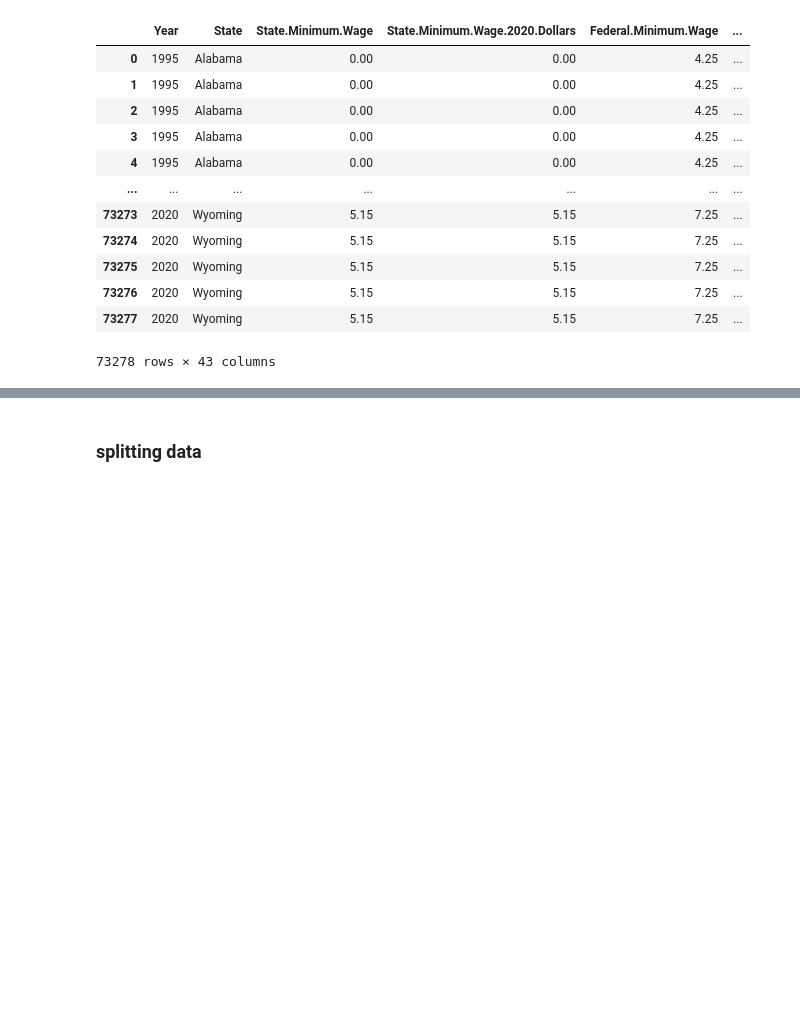
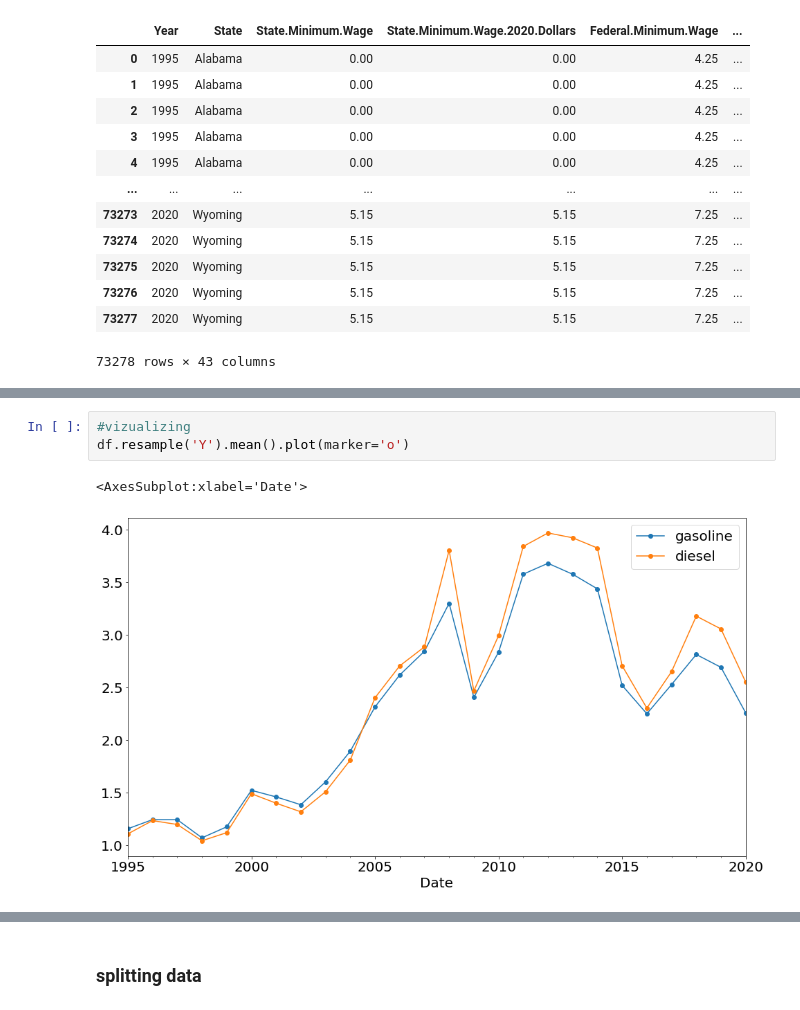
Before and after one commit to EribertoContreras/gas_prices_project, a Jupyter notebook: explore.ipynb, the cells around one changed output, grey strips where cells are left out. Cells and saved outputs as stored; diff of their text form; blank space fills up the shorter version.

```diff
--- a/explore.ipynb
+++ b/explore.ipynb
@@ -157,0 +121,6 @@ df
+# %%
+#vizualizing
+df.resample('Y').mean().plot(marker='o')
+# %% [output]
+<AxesSubplot:xlabel='Date'>
+[figure, added]
```
Also changed, not shown: parts of 33 cells of this notebook, 5 other files.
